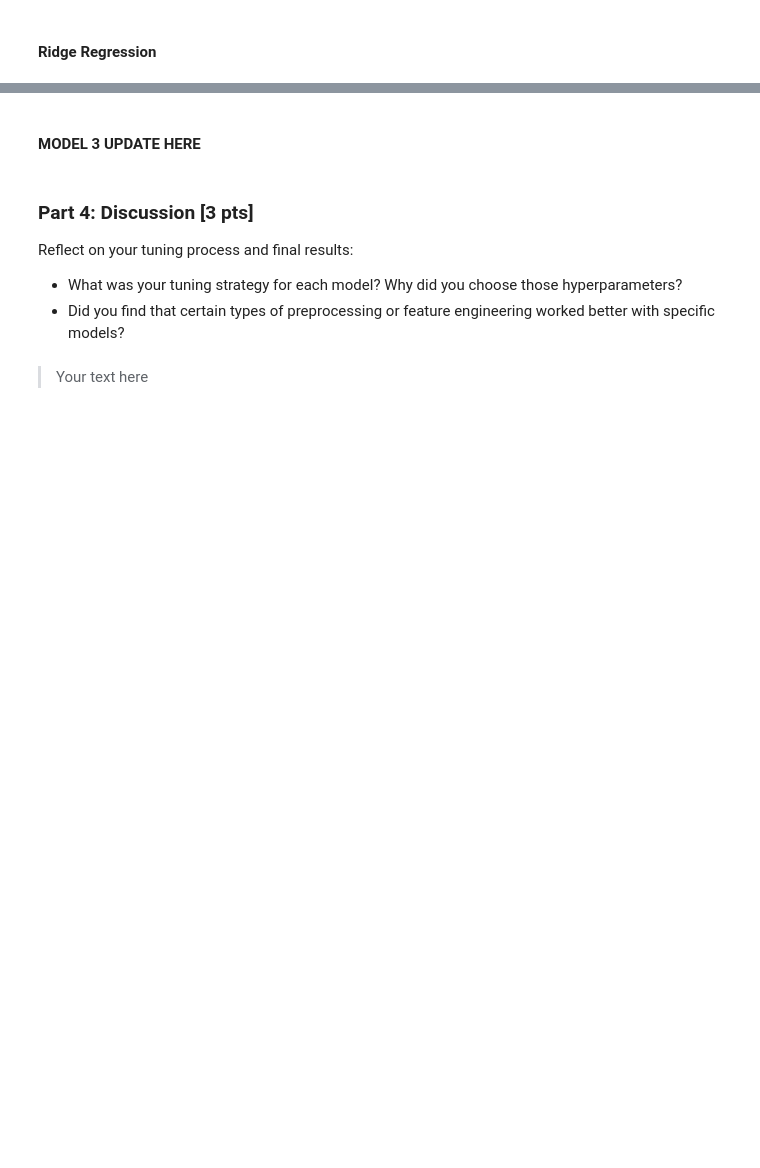
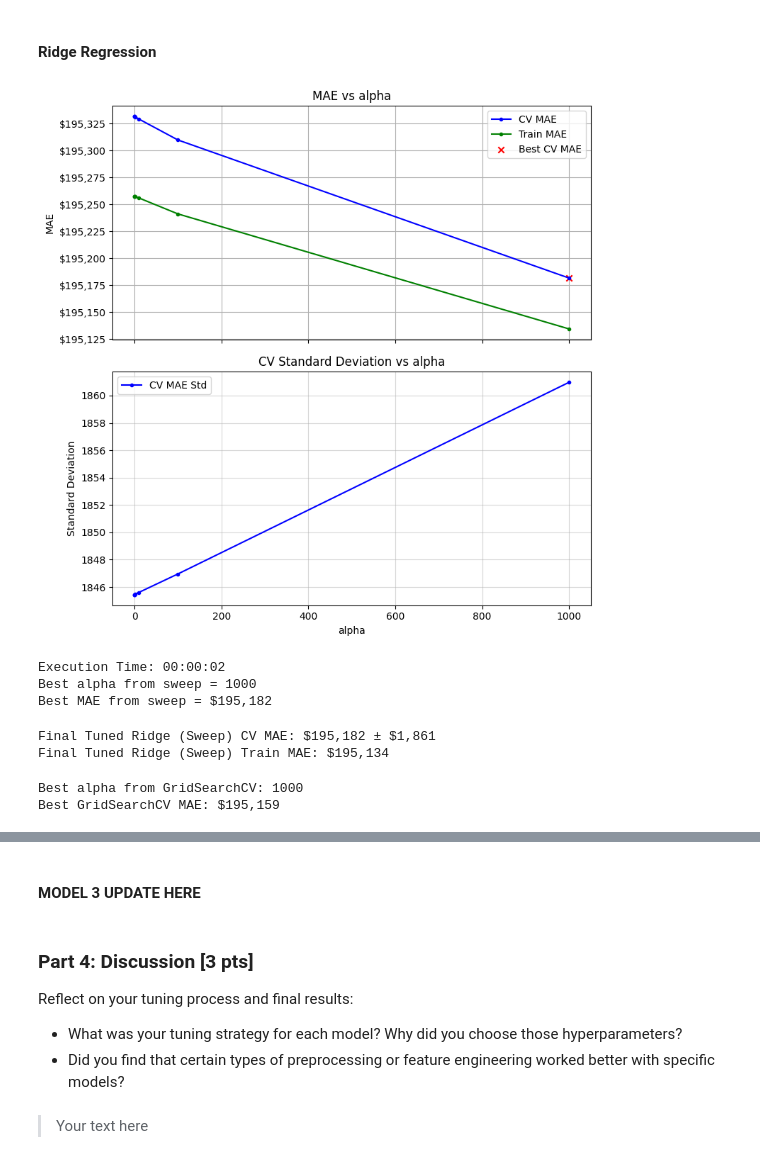
Before and after one commit to nscibelli/zillow, a Jupyter notebook: Milestone_02.ipynb, the cells around one changed output, grey strips where cells are left out. Saved outputs shown, nothing was run; the diff lists cells and outputs as text; code cells hidden in the pictures; blank space fills up the shorter version.

```diff
--- a/Milestone_02.ipynb
+++ b/Milestone_02.ipynb
@@ -915,2 +918,67 @@ Improvement          $       +554
 # %% [markdown]
 #### Ridge Regression
+# %%
+Params_Ridge = {}
+
+parameter_list = {}
+param = 'alpha'
+parameter_list[param] = [0.001, 0.01, 0.1, 1, 10, 100, 1000]
+
+Params_Ridge = sweep_parameter(
+    model=Ridge,
+    Parameters=Params_Ridge,
+    param=param,
+    parameter_list=parameter_list[param],
+    X_train=X_train_ridge_selected_scaled,
+    y_train=y_train,
+    verbose=True,
+    show_mae=True,
+    show_std=True,
+    n_iter_no_change=None,
+    delta=0.001,
+    n_jobs=-1,
+    n_repeats=5
+)
+
+print(f"Best alpha from sweep = {Params_Ridge['alpha']}")
+print(f"Best MAE from sweep = ${Params_Ridge['MAE_found']:,.0f}")
+# %% [output]
+[figure, added]
+Execution Time: 00:00:02
+Best alpha from sweep = 1000
+Best MAE from sweep = $195,182
+# %%
+ridge_cv_mae, ridge_std_mae, ridge_train_mae = run_model(
+    Ridge,
+    X_train_ridge_selected_scaled,
+    y_train,
+    n_repeats=5,
+    n_jobs=-1,
+    alpha=Params_Ridge['alpha']
+)
+
+print(f"Final Tuned Ridge (Sweep) CV MAE: ${ridge_cv_mae:,.0f} ± ${ridge_std_mae:,.0f}")
+print(f"Final Tuned Ridge (Sweep) Train MAE: ${ridge_train_mae:,.0f}")
+# %% [output]
+Final Tuned Ridge (Sweep) CV MAE: $195,182 ± $1,861
+Final Tuned Ridge (Sweep) Train MAE: $195,134
+# %%
+
+alpha_grid = [0.001, 0.01, 0.1, 1, 10, 100, 1000]
+
+grid = GridSearchCV(
+    estimator=Ridge(),
+    param_grid={'alpha': alpha_grid},
+    scoring='neg_mean_absolute_error',
+    cv=5,
+    n_jobs=-1,
+    return_train_score=True
+)
+
+grid.fit(X_train_ridge_selected_scaled, y_train)
+
+print("Best alpha from GridSearchCV:", grid.best_params_['alpha'])
+print(f"Best GridSearchCV MAE: ${-grid.best_score_:,.0f}")
+# %% [output]
+Best alpha from GridSearchCV: 1000
+Best GridSearchCV MAE: $195,159
```
Also changed, not shown: parts of 27 cells of this notebook.
